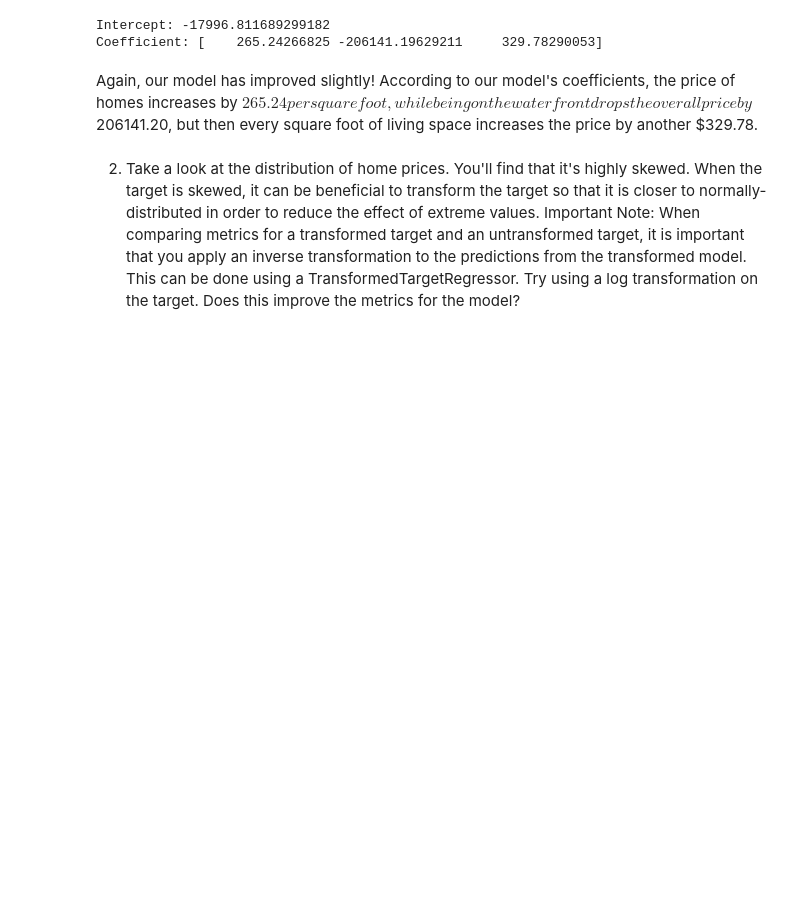
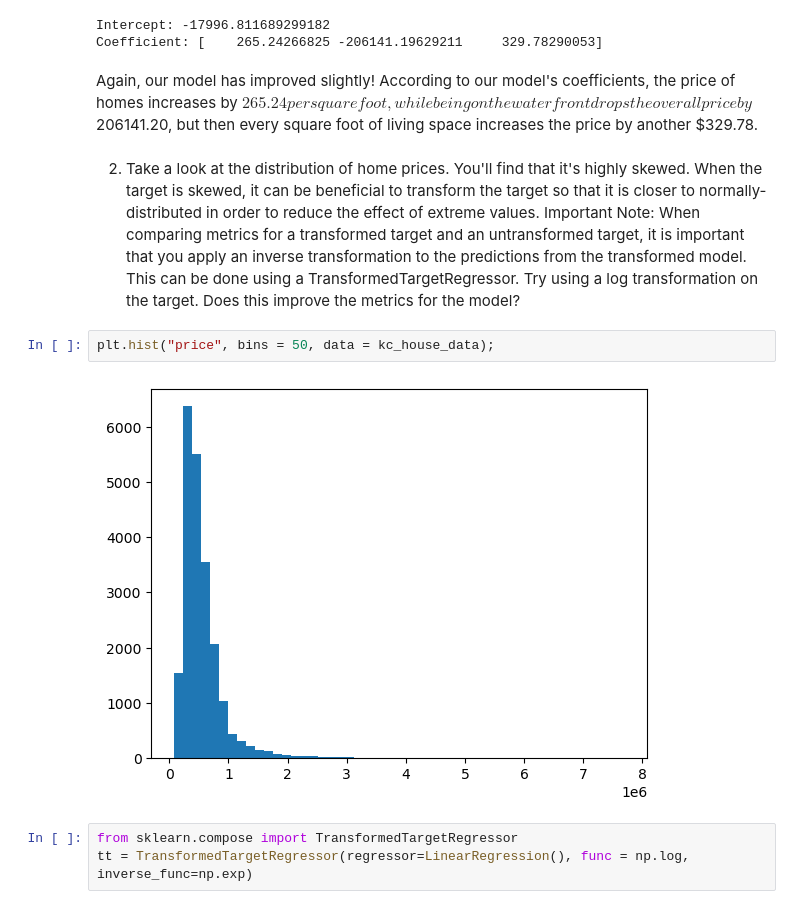
Before and after one commit to nss-data-science-cohort-8/ml-exercise-01-alexanderjireland, a Jupyter notebook: ml_regression_basics.ipynb, the cells around one changed output. Cells and saved outputs as stored; diff of their text form; blank space fills up the shorter version.

```diff
--- a/ml_regression_basics.ipynb
+++ b/ml_regression_basics.ipynb
@@ -217,3 +217,10 @@ Coefficient: [    265.24266825 -206141.19629211     329.78290053]
 Again, our model has improved slightly! According to our model's coefficients, the price of homes increases by $265.24 per square foot, while being on the waterfront drops the overall price by $206141.20, but then every square foot of living space increases the price by another $329.78.
 # %% [markdown]
 2. Take a look at the distribution of home prices. You'll find that it's highly skewed. When the target is skewed, it can be beneficial to transform the target so that it is closer to normally-distributed in order to reduce the effect of extreme values. Important Note: When comparing metrics for a transformed target and an untransformed target, it is important that you apply an inverse transformation to the predictions from the transformed model. This can be done using a TransformedTargetRegressor. Try using a log transformation on the target. Does this improve the metrics for the model?
+# %%
+plt.hist("price", bins = 50, data = kc_house_data);
+# %% [output]
+[figure, added]
+# %%
+from sklearn.compose import TransformedTargetRegressor
+tt = TransformedTargetRegressor(regressor=LinearRegression(), func = np.log, inverse_func=np.exp)
```
Also changed, not shown: parts of 6 cells of this notebook.
